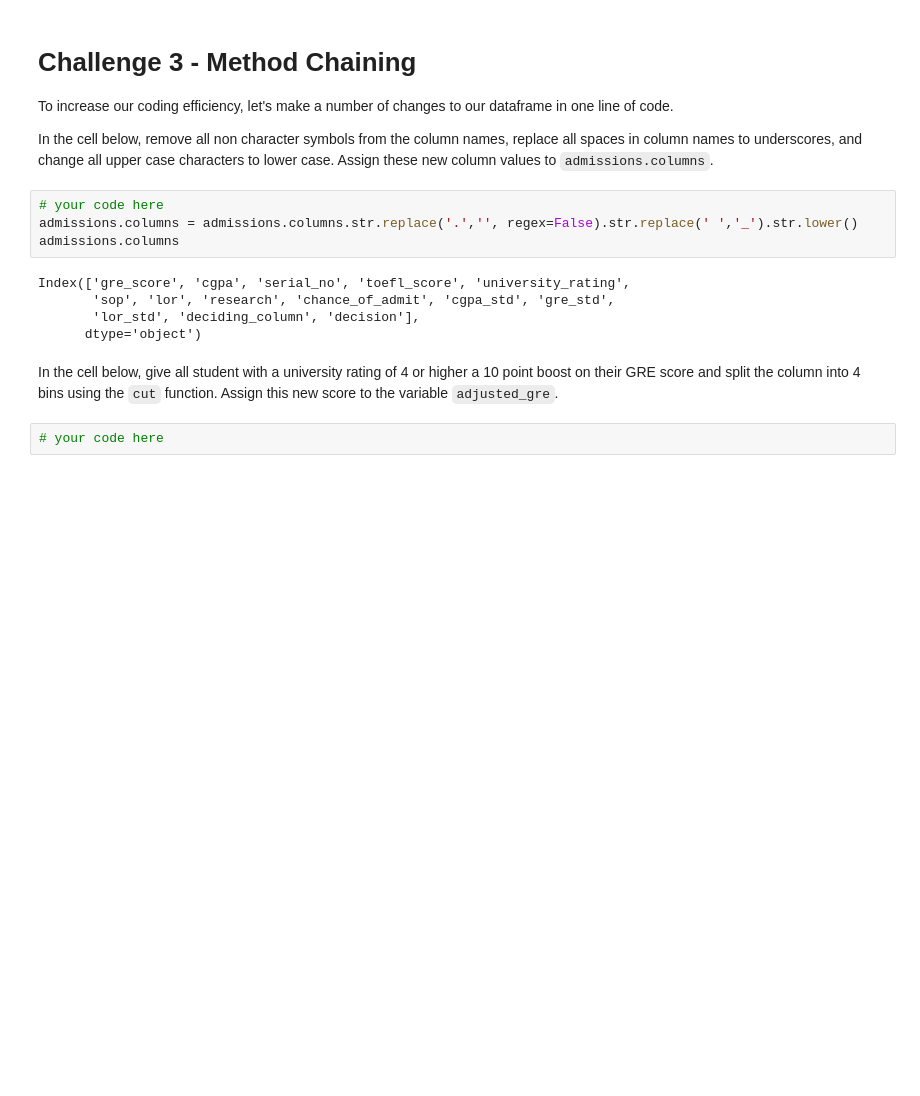
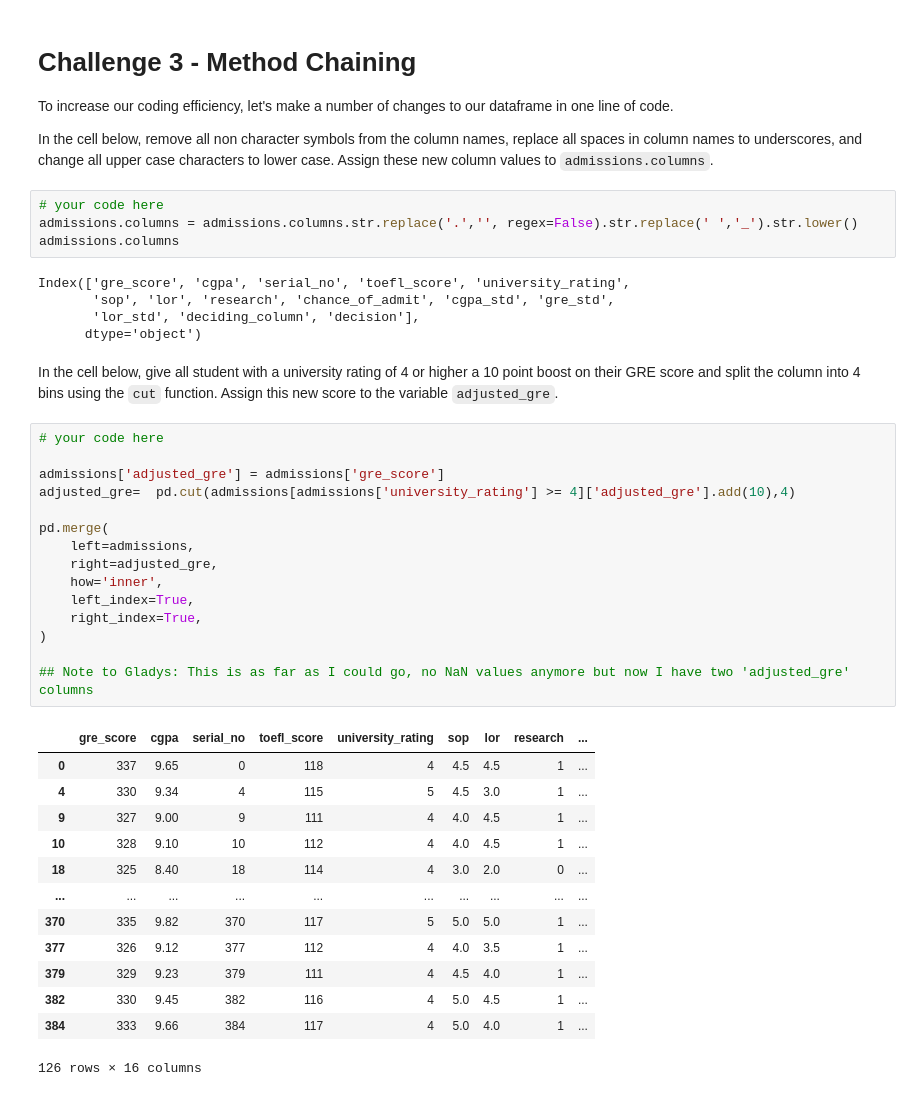
Before and after one commit to ta-data-lis/lab-advanced-pandas, a Jupyter notebook: your-code/main.ipynb, the cells around one changed output. Drawn from its saved outputs; the diff is of its cells as text; blank space fills up the shorter version.

```diff
--- a/your-code/main.ipynb
+++ b/your-code/main.ipynb
@@ -255,5 +251,32 @@ Index(['gre_score', 'cgpa', 'serial_no', 'toefl_score', 'university_rating',
       dtype='object')
 # %% [markdown]
 In the cell below, give all student with a university rating of 4 or higher a 10 point boost on their GRE score and split the column into 4 bins using the `cut` function. Assign this new score to the variable `adjusted_gre`.
-# %%
-# your code here
+# %%
+# your code here
+
+admissions['adjusted_gre'] = admissions['gre_score']
+adjusted_gre=  pd.cut(admissions[admissions['university_rating'] >= 4]['adjusted_gre'].add(10),4)
+
+pd.merge(
+    left=admissions,
+    right=adjusted_gre,
+    how='inner',
+    left_index=True,
+    right_index=True,
+)
+
+## Note to Gladys: This is as far as I could go, no NaN values anymore but now I have two 'adjusted_gre' columns
+# %% [output]
+|  | gre_score | cgpa | serial_no | toefl_score | university_rating | sop | lor | research | ... |
+| 0 | 337 | 9.65 | 0 | 118 | 4 | 4.5 | 4.5 | 1 | ... |
+| 4 | 330 | 9.34 | 4 | 115 | 5 | 4.5 | 3.0 | 1 | ... |
+| 9 | 327 | 9.00 | 9 | 111 | 4 | 4.0 | 4.5 | 1 | ... |
+| 10 | 328 | 9.10 | 10 | 112 | 4 | 4.0 | 4.5 | 1 | ... |
+| 18 | 325 | 8.40 | 18 | 114 | 4 | 3.0 | 2.0 | 0 | ... |
+| ... | ... | ... | ... | ... | ... | ... | ... | ... | ... |
+| 370 | 335 | 9.82 | 370 | 117 | 5 | 5.0 | 5.0 | 1 | ... |
+| 377 | 326 | 9.12 | 377 | 112 | 4 | 4.0 | 3.5 | 1 | ... |
+| 379 | 329 | 9.23 | 379 | 111 | 4 | 4.5 | 4.0 | 1 | ... |
+| 382 | 330 | 9.45 | 382 | 116 | 4 | 5.0 | 4.5 | 1 | ... |
+| 384 | 333 | 9.66 | 384 | 117 | 4 | 5.0 | 4.0 | 1 | ... |
+126 rows × 16 columns
```
Also changed, not shown: parts of 2 cells of this notebook.
